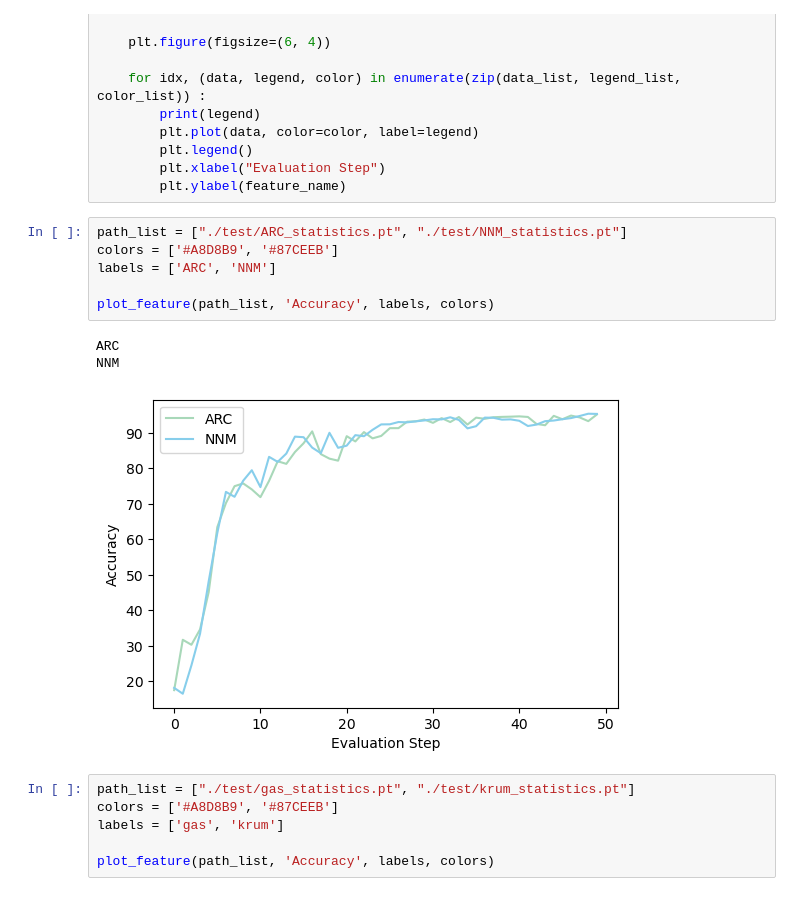
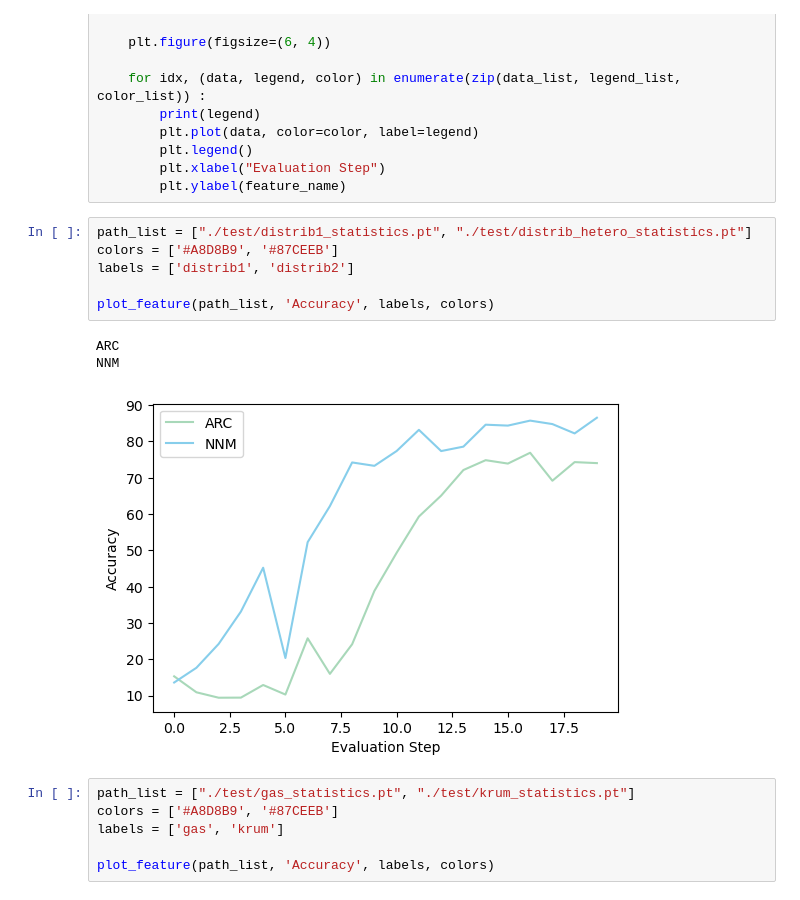
Before and after one commit to sandie-marion/GReco, a Jupyter notebook: test.ipynb, the cells around one changed output. Cells and saved outputs as stored; diff of their text form.

```diff
--- a/test.ipynb
+++ b/test.ipynb
@@ -23,15 +23,15 @@ def plot_feature (path_list, feature_name, legend_list, color_list) :
         plt.xlabel("Evaluation Step")
         plt.ylabel(feature_name)
 # %%
-path_list = ["./test/ARC_statistics.pt", "./test/NNM_statistics.pt"]
+path_list = ["./test/distrib1_statistics.pt", "./test/distrib_hetero_statistics.pt"]
 colors = ['#A8D8B9', '#87CEEB']
-labels = ['ARC', 'NNM']
+labels = ['distrib1', 'distrib2']
 
 plot_feature(path_list, 'Accuracy', labels, colors)
 # %% [output]
 ARC
 NNM
-[figure, old version]
+[figure, new version]
 # %%
 path_list = ["./test/gas_statistics.pt", "./test/krum_statistics.pt"]
 colors = ['#A8D8B9', '#87CEEB']
```
Also changed, not shown: 6 other files.
